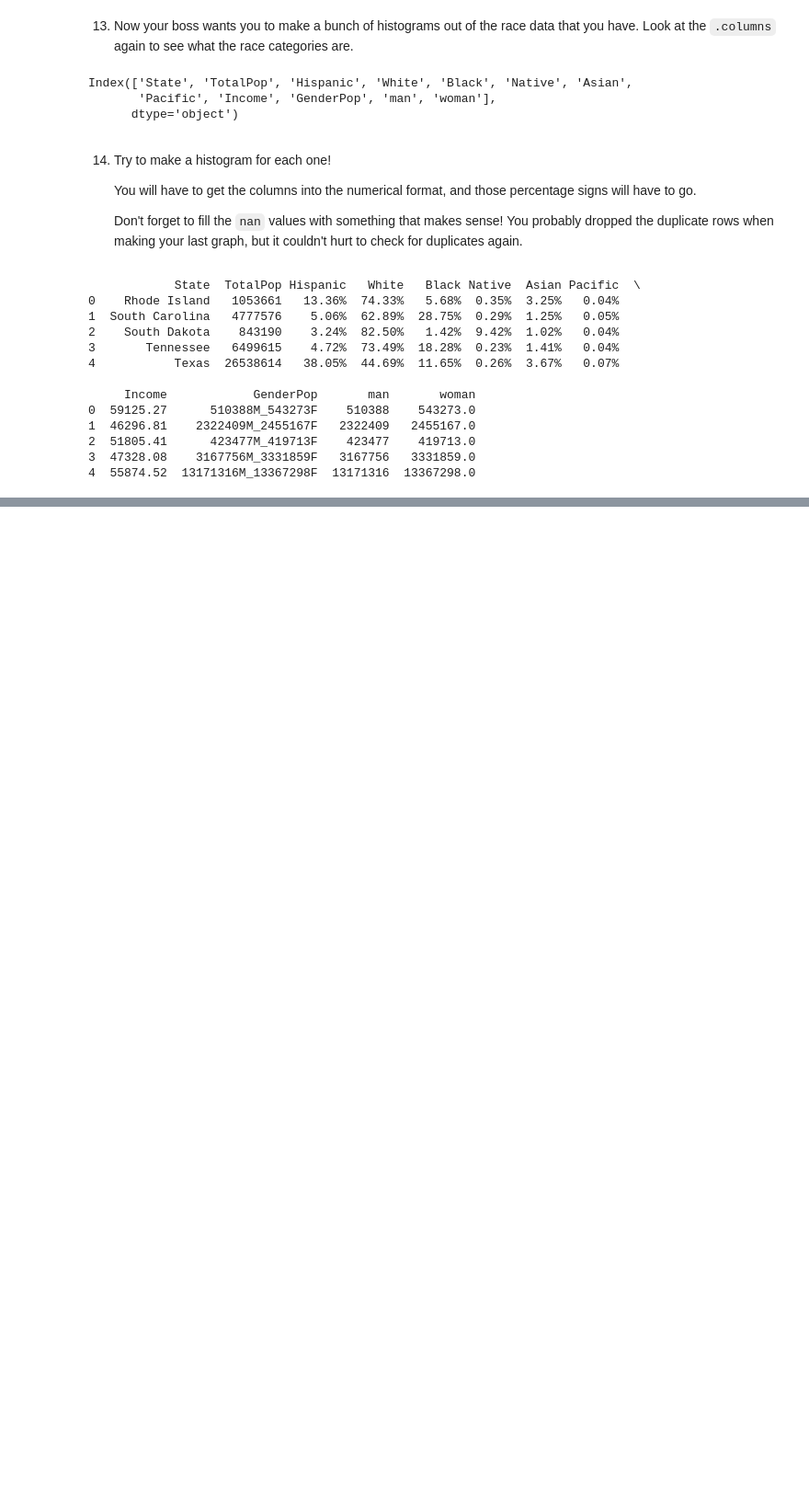
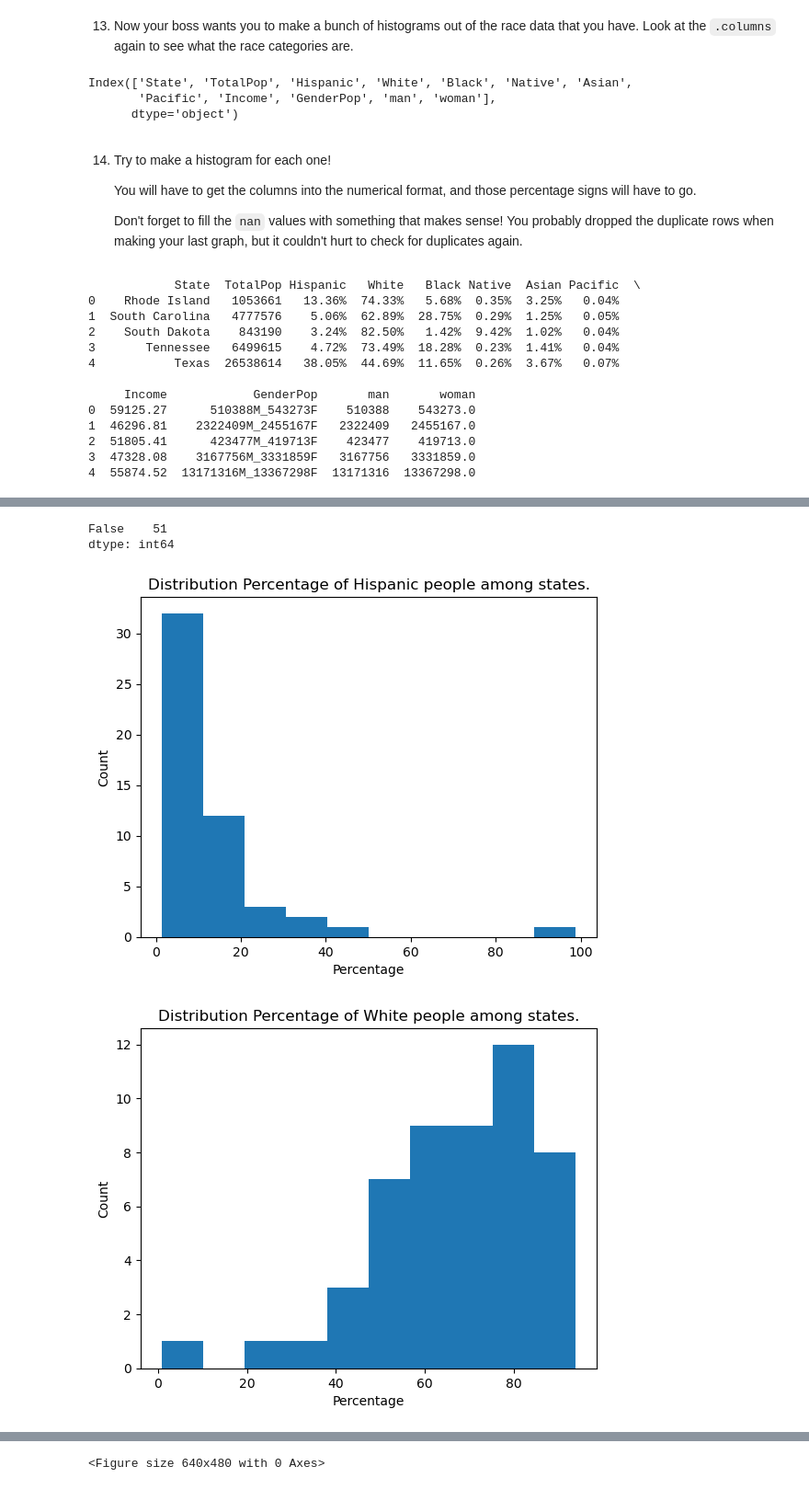
Before and after one commit to mihstr/Cleaning-US-Census-Data, a Jupyter notebook: Cleaning US Census Data.ipynb, the cells around one changed output, grey strips where cells are left out. Shown at 92% size. Saved outputs shown, nothing was run; the diff lists cells and outputs as text; code cells hidden in the pictures; blank space fills up the shorter version.

```diff
--- a/Cleaning US Census Data.ipynb
+++ b/Cleaning US Census Data.ipynb
@@ -272,8 +272,6 @@ races = ['Hispanic', 'White', 'Black', 'Native', 'Asian', 'Pacific']
 for race in races:
    df[race] = df[race].str.replace("%", "")
    df[race] = pd.to_numeric(df[race])
-   df[race] = df[race] / 100
-
 
 print(df.head())
 print(df.dtypes)
@@ -295,3 +293,6 @@ GenderPop     object
 man            int64
 woman        float64
 dtype: object
+# %%
+for race in races:
+   print(df[race].isna().value_counts())
@@ -297,0 +313,7 @@ dtype: object
+# %%
+for race in races:
+   avg_race = df[race].mean()
+   df[race] = df[race].fillna(avg_race)
+
+for race in races:
+   print(df[race].isna().value_counts())
@@ -297,0 +333,16 @@ dtype: object
+# %%
+df.duplicated().value_counts()
+# %% [output]
+False    51
+dtype: int64
+# %%
+for race in races:
+   plt.hist(x=df[race])
+   plt.xlabel("Percentage")
+   plt.ylabel("Count")
+   plt.title(f"Distribution Percentage of {race} people among states.")
+   plt.show()
+   plt.clf()
+# %% [output]
+[figure, added]
+[figure, added]
@@ -297,0 +353 @@ dtype: object
+<Figure size 640x480 with 0 Axes>
```
Also changed, not shown: parts of 4 cells of this notebook.
